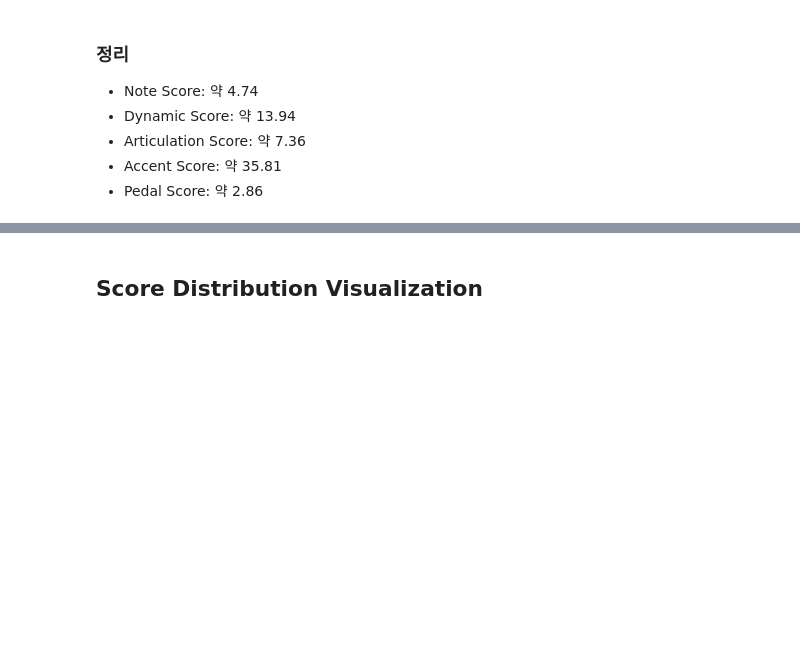
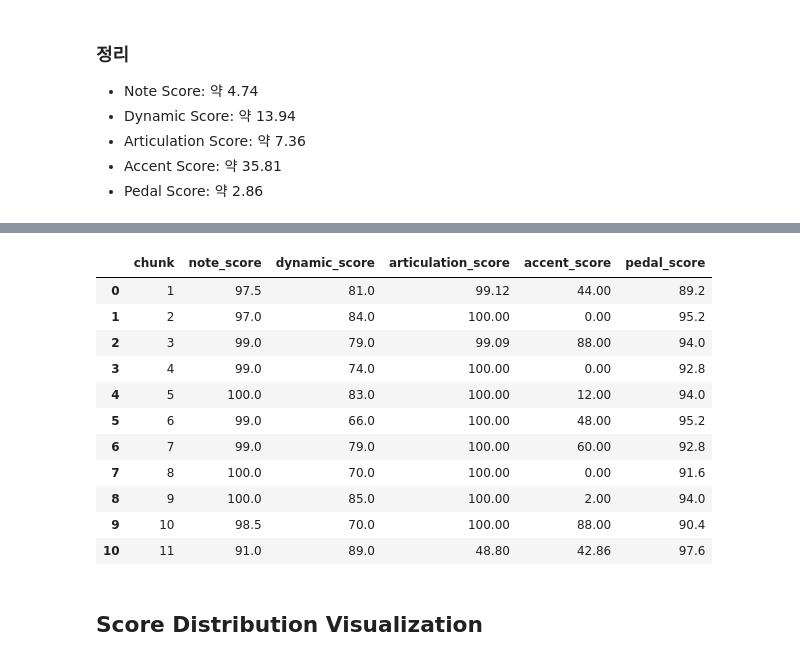
Before and after one commit to PSLeon24/Automatic_Piano_Evaluation_via_LLM, a Jupyter notebook: Automatic Piano Evaluation using BERT.ipynb, the cells around one changed output, grey strips where cells are left out. Saved outputs shown, nothing was run; the diff lists cells and outputs as text; code cells hidden in the pictures; blank space fills up the shorter version.

```diff
--- a/Automatic Piano Evaluation using BERT.ipynb
+++ b/Automatic Piano Evaluation using BERT.ipynb
@@ -728,3 +728,19 @@ Segment 11: [76.89000701904297, 81.5728759765625, 69.45249938964844, 2.714252233
+# %%
+df_score = pd.read_csv('midi_data/bach/jeo/bach_note_perfect1_score.csv')
+df_score
+# %% [output]
+|  | chunk | note_score | dynamic_score | articulation_score | accent_score | pedal_score |
+| 0 | 1 | 97.5 | 81.0 | 99.12 | 44.00 | 89.2 |
+| 1 | 2 | 97.0 | 84.0 | 100.00 | 0.00 | 95.2 |
+| 2 | 3 | 99.0 | 79.0 | 99.09 | 88.00 | 94.0 |
+| 3 | 4 | 99.0 | 74.0 | 100.00 | 0.00 | 92.8 |
+| 4 | 5 | 100.0 | 83.0 | 100.00 | 12.00 | 94.0 |
+| 5 | 6 | 99.0 | 66.0 | 100.00 | 48.00 | 95.2 |
+| 6 | 7 | 99.0 | 79.0 | 100.00 | 60.00 | 92.8 |
+| 7 | 8 | 100.0 | 70.0 | 100.00 | 0.00 | 91.6 |
+| 8 | 9 | 100.0 | 85.0 | 100.00 | 2.00 | 94.0 |
+| 9 | 10 | 98.5 | 70.0 | 100.00 | 88.00 | 90.4 |
+| 10 | 11 | 91.0 | 89.0 | 48.80 | 42.86 | 97.6 |
 # %% [markdown]
 ## Score Distribution Visualization
 # %%
```
Also changed, not shown: parts of 3 cells of this notebook.
